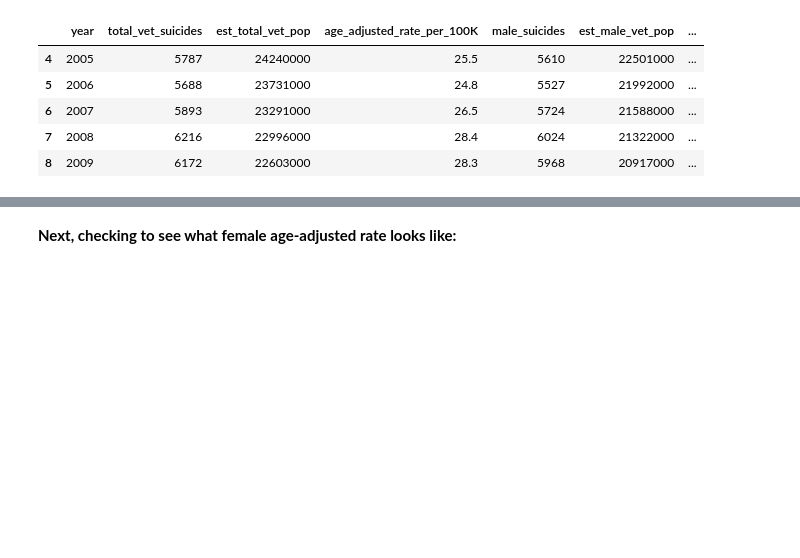
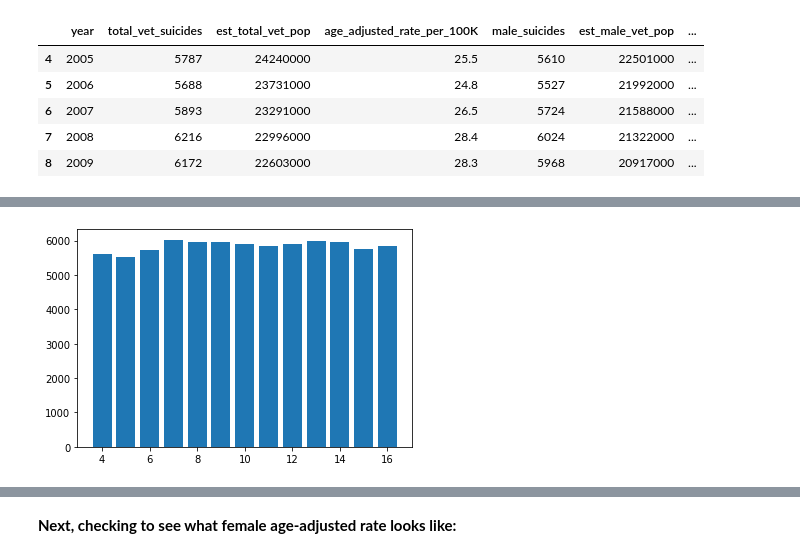
Before and after one commit to nickjoseph210/Soldier_Suicide_Prevention, a Jupyter notebook: prevention_preprocess_and_explore.ipynb, the cells around one changed output, grey strips where cells are left out. Drawn from its saved outputs; the diff is of its cells as text; code cells hidden in the pictures; blank space fills up the shorter version.

```diff
--- a/prevention_preprocess_and_explore.ipynb
+++ b/prevention_preprocess_and_explore.ipynb
@@ -271,0 +151,4 @@ pct
+# %%
+time = plt.bar(age_adjusted_df.index, age_adjusted_df["male_suicides"])
+# %% [output]
+[figure, added]
```
Also changed, not shown: parts of 12 cells of this notebook.
